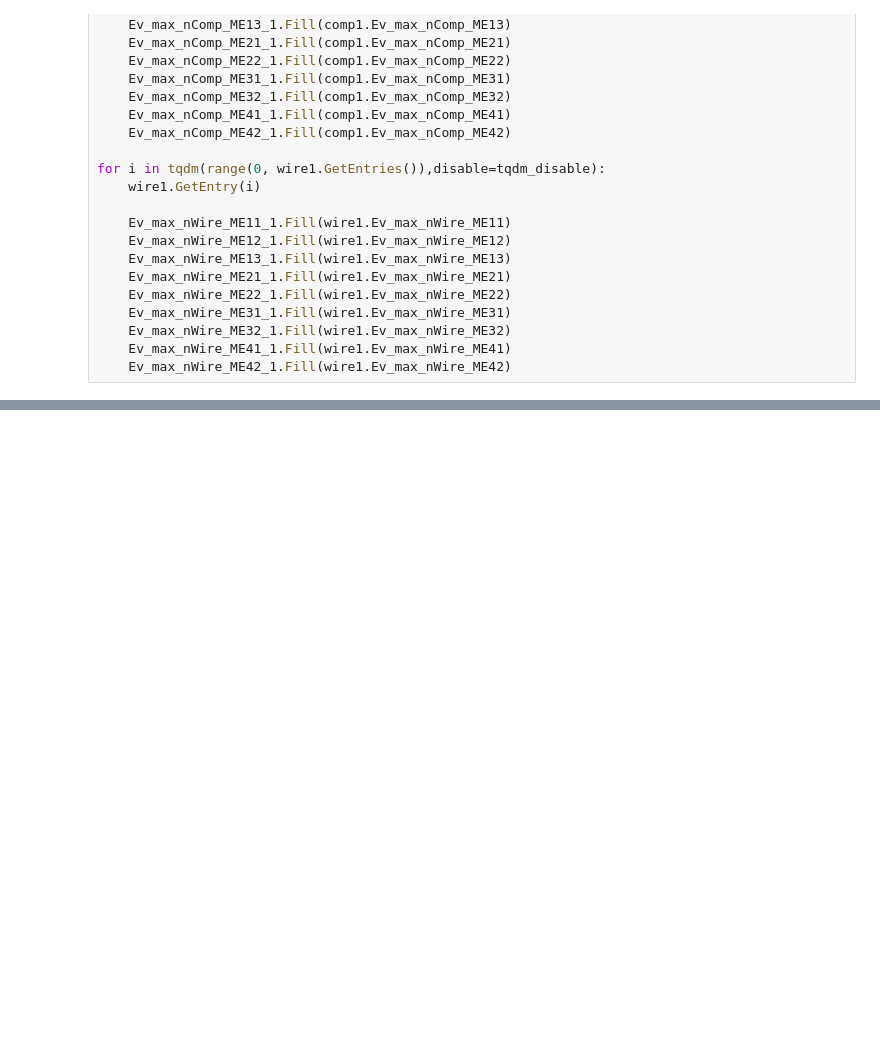
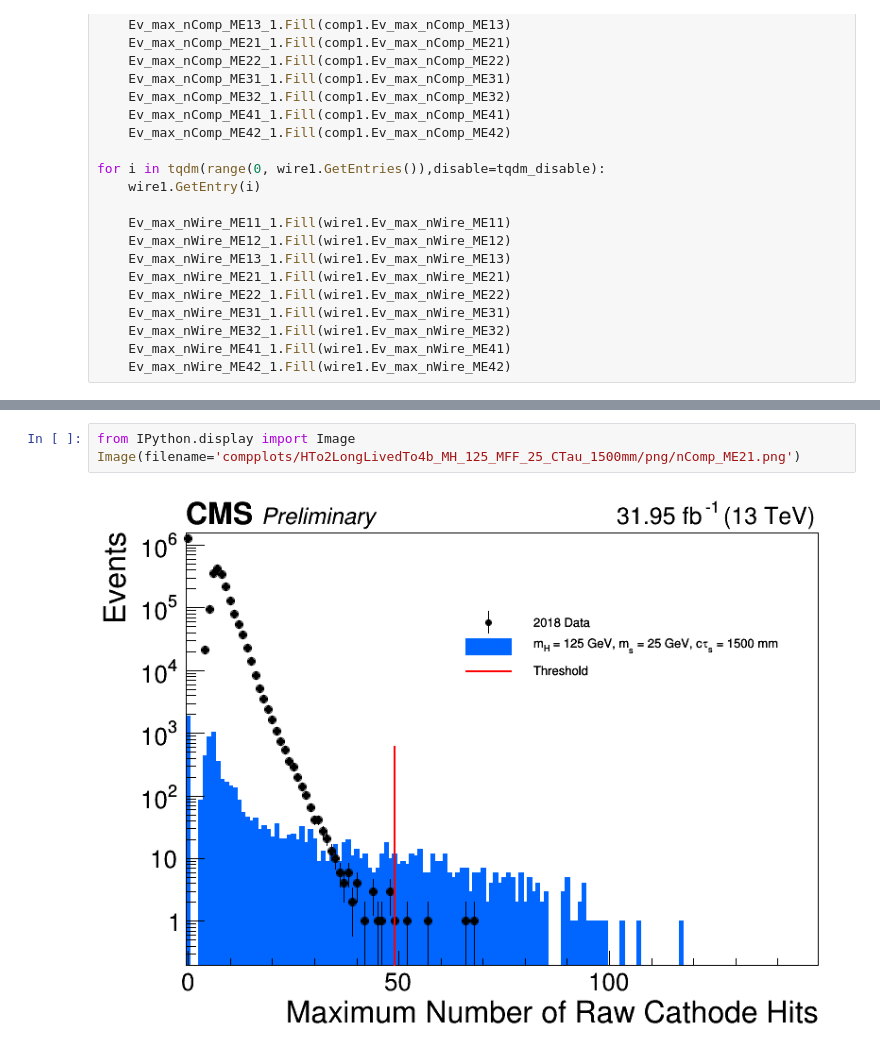
Before and after one commit to fmanteca/Rate_Calculations, a Jupyter notebook: Comparison_Plot_Maker.ipynb, the cells around one changed output, grey strips where cells are left out. Cells and saved outputs as stored; diff of their text form; blank space fills up the shorter version.

Commit message:
Fixed CMS Style for all plots

```diff
--- a/Comparison_Plot_Maker.ipynb
+++ b/Comparison_Plot_Maker.ipynb
@@ -348,0 +388,5 @@ for f in tqdm(range(len(signal))):
+# %%
+from IPython.display import Image
+Image(filename='compplots/HTo2LongLivedTo4b_MH_125_MFF_25_CTau_1500mm/png/nComp_ME21.png')
+# %% [output]
+[figure, added]
```
Also changed, not shown: parts of 1 cell of this notebook, 1 other file.
